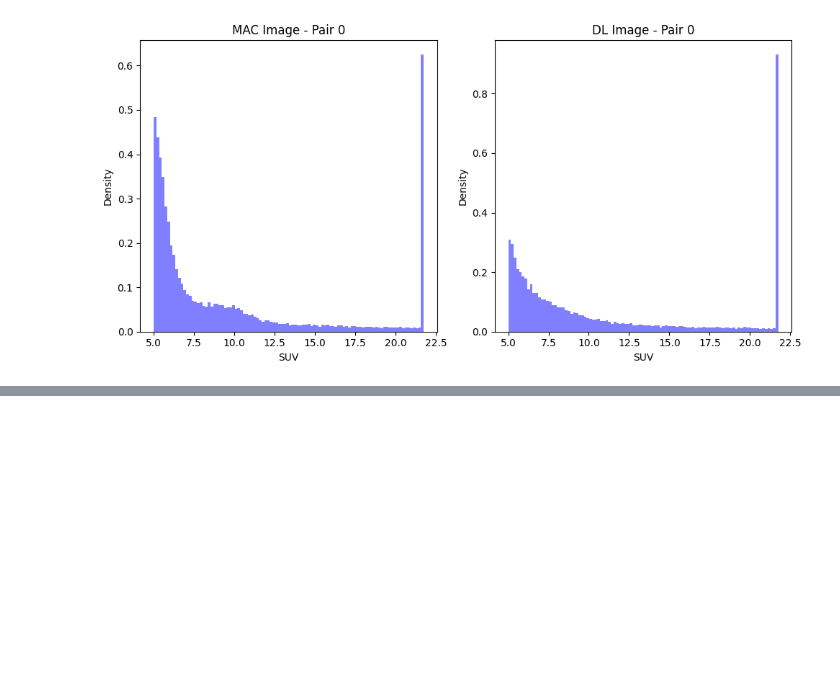
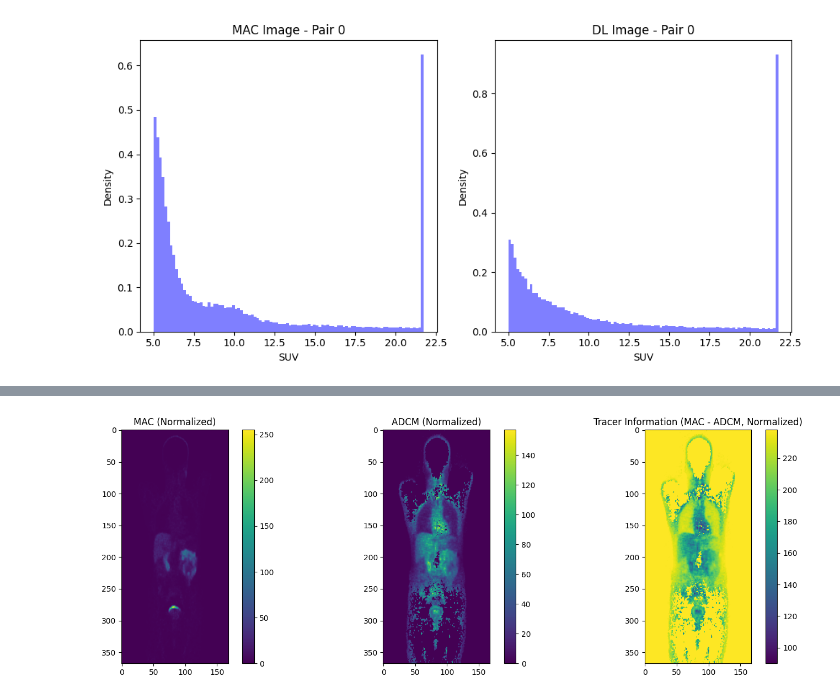
Before and after one commit to s-shahpouri/DL_PET, a Jupyter notebook: Analysis/data_prep_adcm.ipynb, the cells around one changed output, grey strips where cells are left out. Saved outputs shown, nothing was run; the diff lists cells and outputs as text; code cells hidden in the pictures; blank space fills up the shorter version.

```diff
--- a/Analysis/data_prep_adcm.ipynb
+++ b/Analysis/data_prep_adcm.ipynb
@@ -697,0 +700,4 @@ for idx, (nac_path, dl_adcm_path, mac_path) in enumerate(paired_images):
+# %%
+adcm = "/students/2023-2024/master/Shahpouri/DATA/Ga-PET/ADCM/001093_C1_RZ_adcm.nii.gz"
+nac = "/students/2023-2024/master/Shahpouri/DATA/Ga-PET/NAC/001093_C1_RZ_.nii.gz"
+mac = "/students/2023-2024/master/Shahpouri/DATA/Ga-PET/MAC/001093_C1_RZ_.nii.gz"
@@ -697,0 +750,75 @@ for idx, (nac_path, dl_adcm_path, mac_path) in enumerate(paired_images):
+# %%
+import numpy as np
+import nibabel as nib
+import matplotlib.pyplot as plt
+
+def calculate_adcm(nac_img, mac_img, epsilon):
+    nac_img = nac_img.astype(np.float32) * 2
+    mac_img = mac_img.astype(np.float32) * 5
+
+    # Initialize ADCM with zeros
+    adcm = np.zeros_like(mac_img)
+
+    # Calculate ADCM where NASC-PET is greater than epsilon
+    mask = nac_img > epsilon
+    adcm[mask] = mac_img[mask] / nac_img[mask]
+
+    # Assign MAC values directly where NASC-PET is less than or equal to epsilon
+    adcm[~mask] = mac_img[~mask]
+
+    return adcm
+
+def normalize_image(image):
+    """Normalize image data to the range [0, 255] for display."""
+    image_min, image_max = np.min(image), np.max(image)
+    if image_max > image_min:  # Avoid division by zero
+        image = (image - image_min) / (image_max - image_min) * 255
+    return image.astype(np.uint8)
+
+def extract_tracer_information(mac_img, adcm_img):
+    mac_img = mac_img.astype(np.float32) * 5
+    tracer_info = mac_img - adcm_img
+    return tracer_info
+
+# Load the images using nibabel
+nac_img = nib.load("/students/2023-2024/master/Shahpouri/DATA/Ga-PET/NAC/001093_C1_RZ_.nii.gz").get_fdata()
+mac_img = nib.load("/students/2023-2024/master/Shahpouri/DATA/Ga-PET/MAC/001093_C1_RZ_.nii.gz").get_fdata()
+
+# Set an epsilon value (you may need to tune this based on your data)
+epsilon = 0.01
+
+# Calculate ADCM
+adcm_img = calculate_adcm(nac_img, mac_img, epsilon)
+
+# Extract tracer-related information
+tracer_info = extract_tracer_information(mac_img, adcm_img)
+
+# Normalize images for display
+normalized_mac_img = normalize_image(mac_img)
+normalized_adcm_img = normalize_image(adcm_img)
+normalized_tracer_info = normalize_image(tracer_info)
+
+# Visualization for a specific slice
+# Visualization for a specific slice
+n_slice = 85
+fig, axes = plt.subplots(1, 3, figsize=(15, 5))
+
+# MAC image
+img1 = axes[0].imshow(np.rot90(normalized_mac_img[:, n_slice, :]))
+axes[0].set_title('MAC (Normalized)')
+fig.colorbar(img1, ax=axes[0])
+
+# ADCM image
+img2 = axes[1].imshow(np.rot90(normalized_adcm_img[:, n_slice, :]))
+axes[1].set_title('ADCM (Normalized)')
+fig.colorbar(img2, ax=axes[1])
+
+# Tracer Information image
+img3 = axes[2].imshow(np.rot90(normalized_tracer_info[:, n_slice, :]))
+axes[2].set_title('Tracer Information (MAC - ADCM, Normalized)')
+fig.colorbar(img3, ax=axes[2])
+
+plt.tight_layout()
+plt.show()
+# %% [output]
+[figure, added]
```
Also changed, not shown: parts of 2 cells of this notebook, 17 other files.
